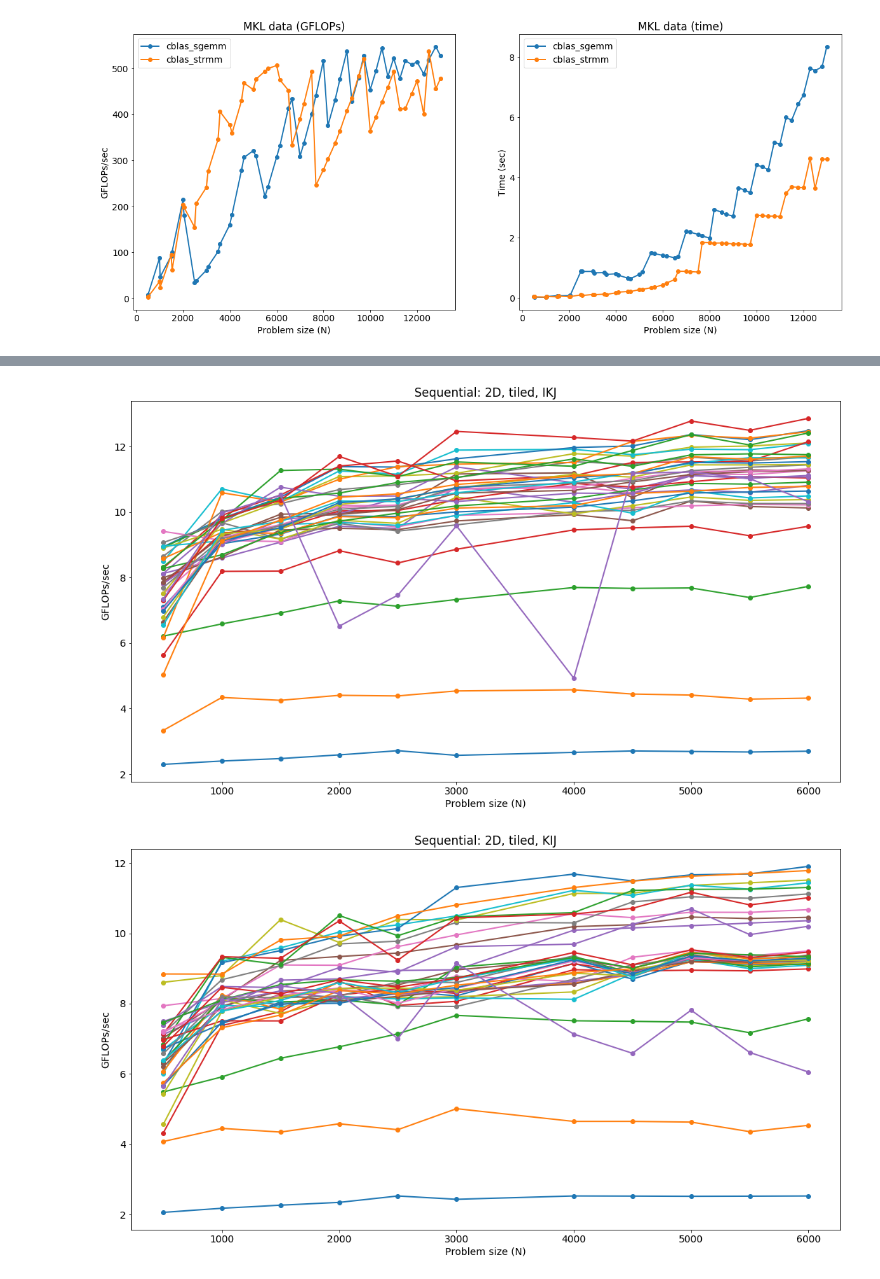
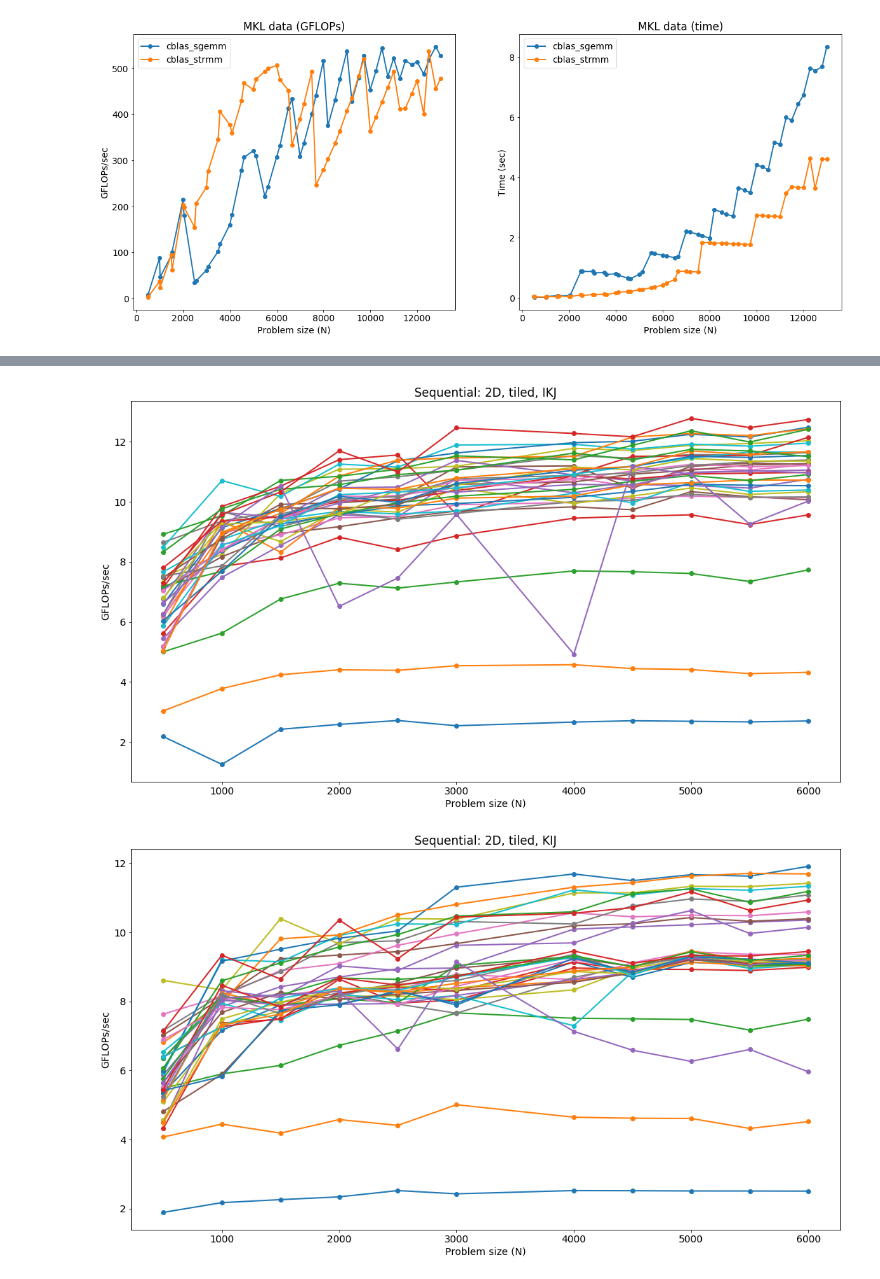
Before and after one commit to lnarmour/parric-ttmm, a Jupyter notebook: scripts/finalScripts/plots/Baseline.ipynb, the cells around one changed output, grey strips where cells are left out. Saved outputs shown, nothing was run; the diff lists cells and outputs as text; code cells hidden in the pictures.

Commit message:
baseline plots

```diff
--- a/scripts/finalScripts/plots/Baseline.ipynb
+++ b/scripts/finalScripts/plots/Baseline.ipynb
@@ -88,7 +88,7 @@ def load_our_data(results_file_glob):
     X, Y = [], []
     for x in data:
         N = x['N']
-        permutation = perm_map[x['permutation']]
+        permutation = perm_map[x['permutation']] if x['permutation'] else None
         tiled = 1 if x['tiled'] else 0
         TS = x['TS']
         parallel = 1 if x['parallel'] else 0
@@ -135,10 +135,10 @@ def filter_dim(P, permutation=None, N=None, parallel=None, tiled=None, time=None
         print(ret)
     return ret
 
-def plot_ours(P, time=True, gflops=False, tiled=0, permutation=None, num_threads=None, title=None, parallel=0, loop_parallelized=None, legend=True, ymax=None):
+def plot_ours(P, time=True, gflops=False, tiled=0, permutation=None, num_threads=None, title=None, parallel=0, loop_parallelized=None, legend=True, ymax=None, values_only=False):
     if gflops:
         time = False
-
+    ret = []
     def inner(P, time=True, gflops=False, tiled=0, permutation=None, num_threads=None, title=None, parallel=0, loop_parallelized=None, TS=None):
         for perm in perm_map.keys():
             if permutation and perm != permutation:
@@ -153,7 +153,11 @@ def plot_ours(P, time=True, gflops=False, tiled=0, permutation=None, num_threads
                 gflops = calc_gflops(N, t, 'tt')
                 X.append(N)
                 Y.append(t if time else gflops)
-            plt.plot(X, Y, 'o-', linewidth=2, label = perm.upper() if not TS else 'TS={}'.format(TS))
+            if values_only:
+                ret.append((TS,X,Y))
+            else:
+                plt.plot(X, Y, 'o-', linewidth=2, label = perm.upper() if not TS else 'TS={}'.format(TS))
+
 
     if tiled:
         p = filter_dim(P, tiled=1)
@@ -163,12 +167,15 @@ def plot_ours(P, time=True, gflops=False, tiled=0, permutation=None, num_threads
         inner(P, time, gflops, tiled, permutation, num_threads, title, parallel, loop_parallelized)
 
 
-    if title:
-        plt.title(title)
-    plt.xlabel('Problem size (N)')
-    plt.ylabel('Time (sec)' if time else 'GFLOPs/sec')
-    if ymax:
-        plt.ylim(0, ymax)
-    if legend:
-        plt.legend()
+    if not values_only:
+        if title:
+            plt.title(title)
+        plt.xlabel('Problem size (N)')
+        plt.ylabel('Time (sec)' if time else 'GFLOPs/sec')
+        if ymax:
+            plt.ylim(0, ymax)
+        if legend:
+            plt.legend()
+    else:
+        return ret
 # %%
@@ -190,11 +198,12 @@ if ON:
 # %%
-P = load_our_data('../results/2D*.json')
+P = load_our_data('../results/2D.N*.json')
 
 for perm in ['ikj', 'kij']:
     plt.figure(figsize=(40,10))
     plt.rcParams.update({'font.size': 14})
     plt.subplot(1,2,1)
     plot_ours(P, parallel=0, tiled=True, gflops=True, permutation=perm, title='Sequential: 2D, tiled, {}'.format(perm.upper()), legend=False)
+plt.show()
 # %% [output]
-[figure, old version]
+[figure, new version]
-[figure, old version]
+[figure, new version]
```
Also changed, not shown: parts of 3 cells of this notebook.
